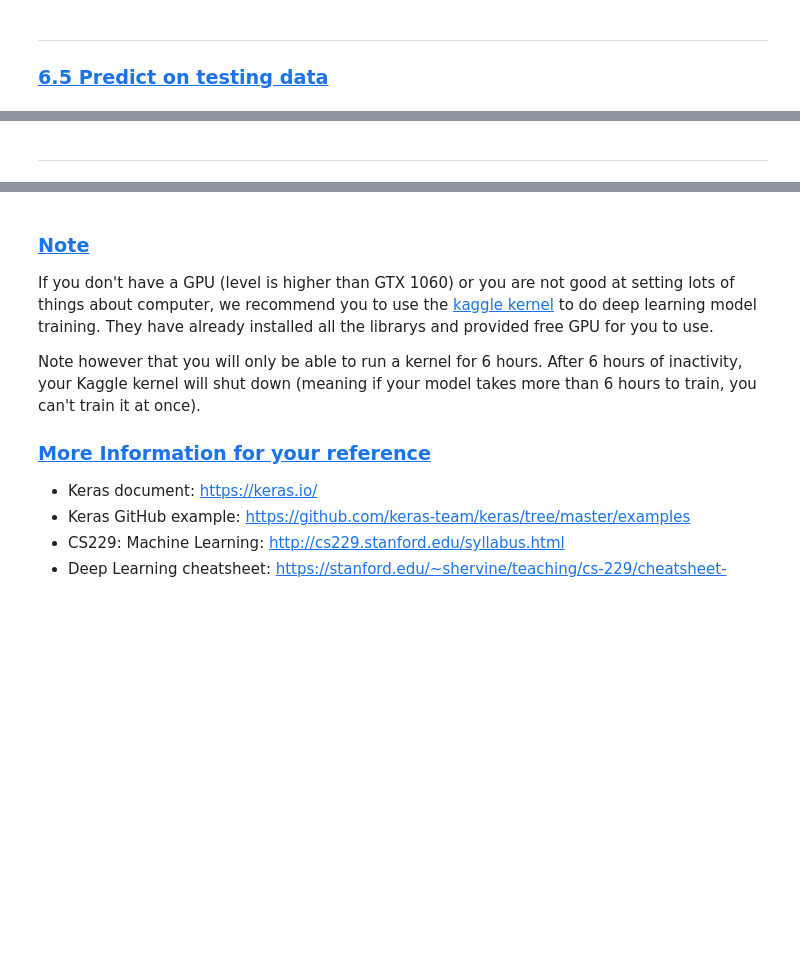
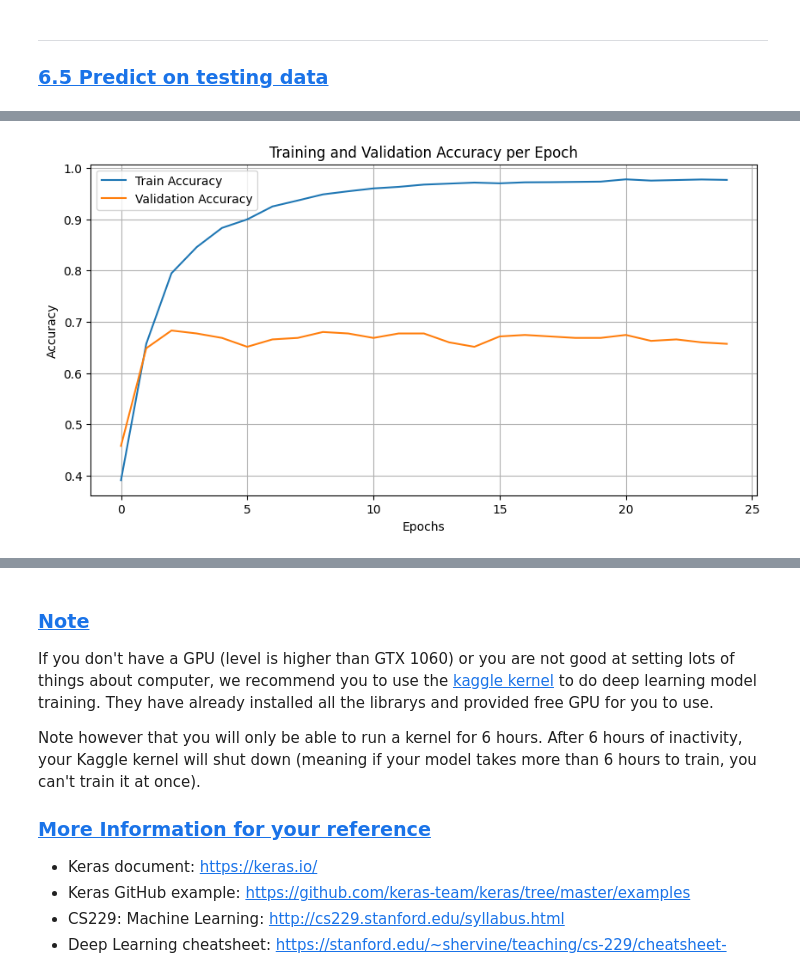
Before and after one commit to Erichub17/DM2025-Lab2-Exercise, a Jupyter notebook: DM2025-Lab2-Master-Phase_1.ipynb, the cells around one changed output, grey strips where cells are left out. Saved outputs shown, nothing was run; the diff lists cells and outputs as text; code cells hidden in the pictures; blank space fills up the shorter version.

```diff
--- a/DM2025-Lab2-Master-Phase_1.ipynb
+++ b/DM2025-Lab2-Master-Phase_1.ipynb
@@ -811,2 +1351,25 @@ Plot the Training and Validation Accuracy and Loss (different plots), just like
-# %% [markdown]
----
+# %%
+
+#  Answer here
+
+
+import warnings
+warnings.filterwarnings("ignore", category=UserWarning)
+import matplotlib
+matplotlib.rcParams['font.family'] = 'DejaVu Sans'
+
+import matplotlib.pyplot as plt
+
+
+# Plot 1: Accuracy
+plt.figure(figsize=(10, 5))
+plt.plot(training_log['accuracy'], label='Train Accuracy')
+plt.plot(training_log['val_accuracy'], label='Validation Accuracy')
+plt.title('Training and Validation Accuracy per Epoch')
+plt.xlabel('Epochs')
+plt.ylabel('Accuracy')
+plt.legend()
+plt.grid(True)
+plt.show()
+# %% [output]
+[figure, added]
```
Also changed, not shown: parts of 72 cells of this notebook.
